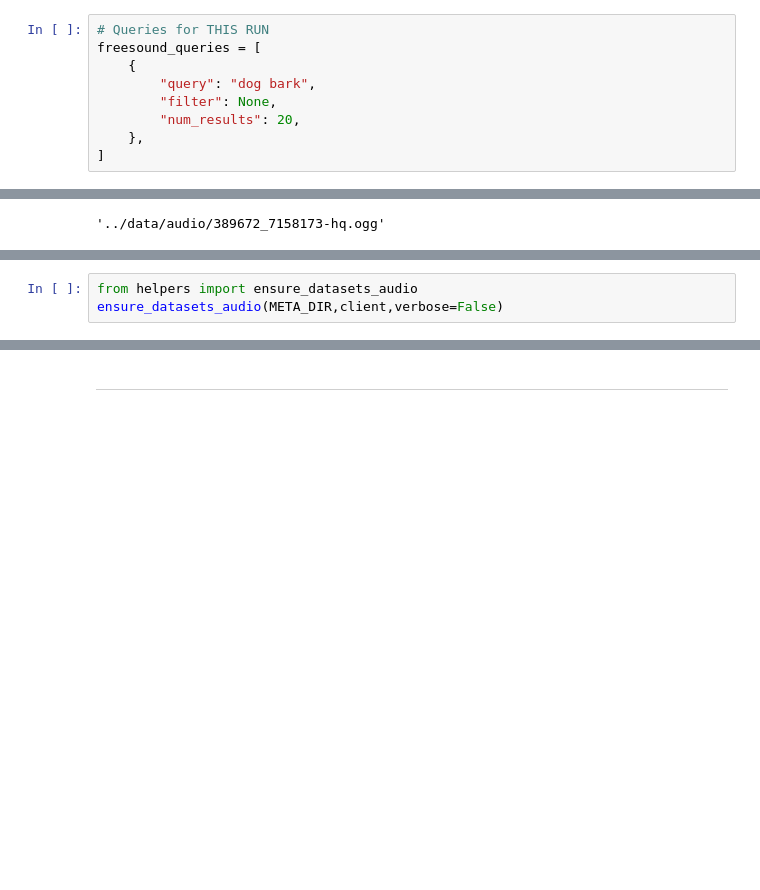
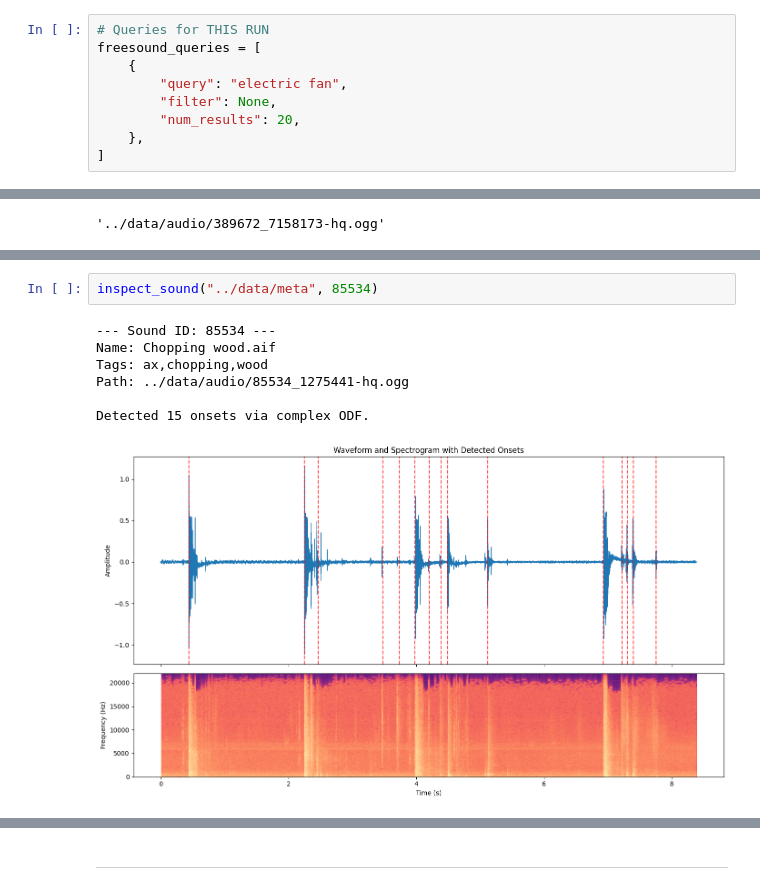
Before and after one commit to morehovschi/repepep, a Jupyter notebook: src/querier.ipynb, the cells around one changed output, grey strips where cells are left out. Saved outputs shown, nothing was run; the diff lists cells and outputs as text; blank space fills up the shorter version.

```diff
--- a/src/querier.ipynb
+++ b/src/querier.ipynb
@@ -42,7 +42,7 @@ os.makedirs(META_DIR, exist_ok=True)
 # Queries for THIS RUN
 freesound_queries = [
     {
-        "query": "dog bark",
+        "query": "electric fan",
         "filter": None,
         "num_results": 20,
     },
@@ -338,3 +412,10 @@ Query 'chopping wood' not found. Check exact spelling in the summary table.
-# %%
-from helpers import ensure_datasets_audio
-ensure_datasets_audio(META_DIR,client,verbose=False)
+# %%
+inspect_sound("../data/meta", 85534)
+# %% [output]
+--- Sound ID: 85534 ---
+Name: Chopping wood.aif
+Tags: ax,chopping,wood
+Path: ../data/audio/85534_1275441-hq.ogg
+
+Detected 15 onsets via complex ODF.
+[figure, added]
```
Also changed, not shown: parts of 14 cells of this notebook, 2 other files.
